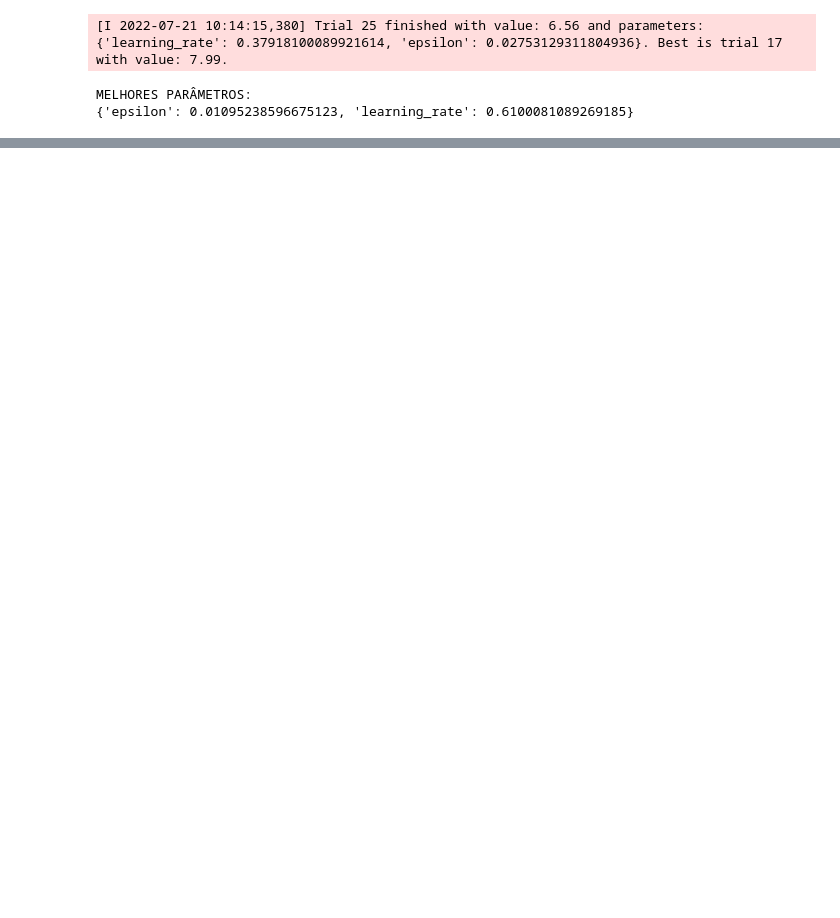
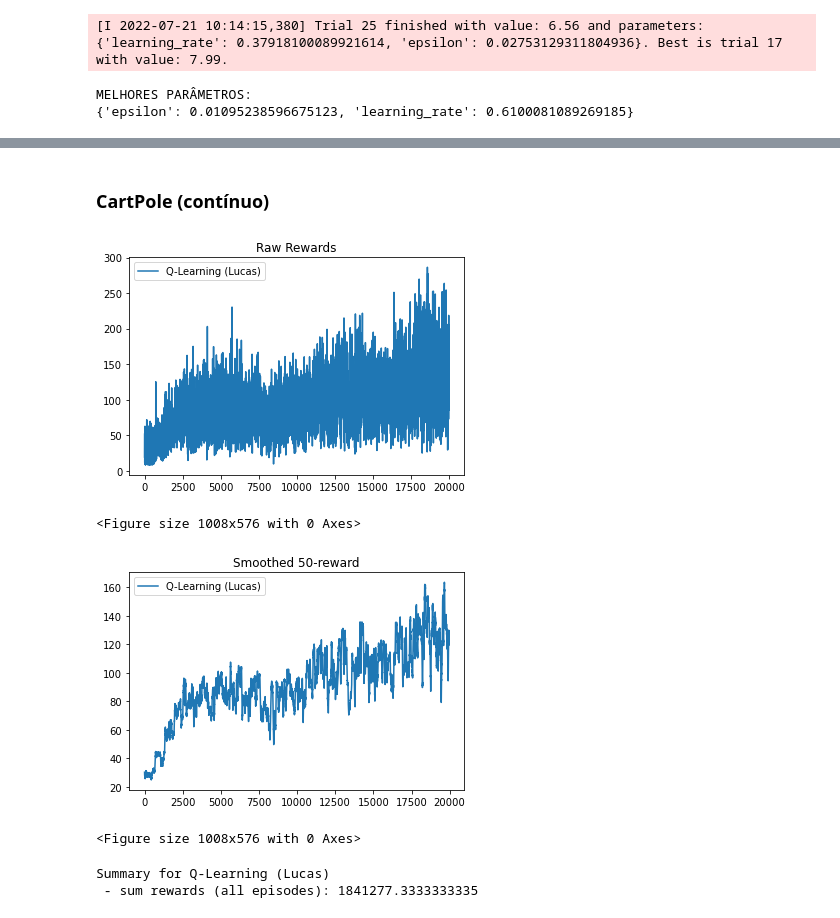
Before and after one commit to pablo-sampaio/rl_facil, a Jupyter notebook: cap05/Cap05_Main.ipynb, the cells around one changed output, grey strips where cells are left out. Drawn from its saved outputs; the diff is of its cells as text; code cells hidden in the pictures; blank space fills up the shorter version.

```diff
--- a/cap05/Cap05_Main.ipynb
+++ b/cap05/Cap05_Main.ipynb
@@ -198,0 +316,40 @@ Agora que você descobriu bons parâmetros, que tal rodar um treinamento mais lo
+# %% [markdown]
+### CartPole (contínuo)
+# %%
+
+ENV = gym.make("CartPole-v1")
+NUM_EPISODES = 20000
+
+results = []
+
+#'bin1': 93,
+#'bin2': 43,
+#'bin3': 6,
+#'bin4': 76,
+#'epsilon': 0.015607854707332426,
+#'gamma': 0.9134000716662984,
+#'learning_rate': 0.11056680467861989}
+wrapped_env = DiscreteObservationWrapper(ENV, [93,43,6,76])
+results.append( repeated_exec(3, f"Q-Learning (Lucas)", run_qlearning, wrapped_env, NUM_EPISODES, 0.110, 0.913, 0.015) )
+clear_output()
+
+#MELHORES PARÂMETROS:
+#?
+wrapped_env = DiscreteObservationWrapper(ENV, [54,70])
+#results.append( repeated_exec(3, f"Exp-Sarsa (Savio)", run_expected_sarsa, wrapped_env, NUM_EPISODES, 0.679, 0.95, 0.137) )
+clear_output()
+
+#MELHORES PARÂMETROS:
+#?
+wrapped_env = DiscreteObservationWrapper(ENV, [65,46])
+#results.append( repeated_exec(3, f"MonteCarlo2 (Giulia)", run_montecarlo2, wrapped_env, NUM_EPISODES, 0.276, 2.28, 0.091) )
+clear_output()
+
+plot_multiple_results(results, cumulative=False, x_log_scale=False)
+# %% [output]
+[figure, added]
+<Figure size 1008x576 with 0 Axes>
+[figure, added]
+<Figure size 1008x576 with 0 Axes>
+Summary for Q-Learning (Lucas)
+ - sum rewards (all episodes): 1841277.3333333335
```
Also changed, not shown: parts of 32 cells of this notebook, 9 other files.
